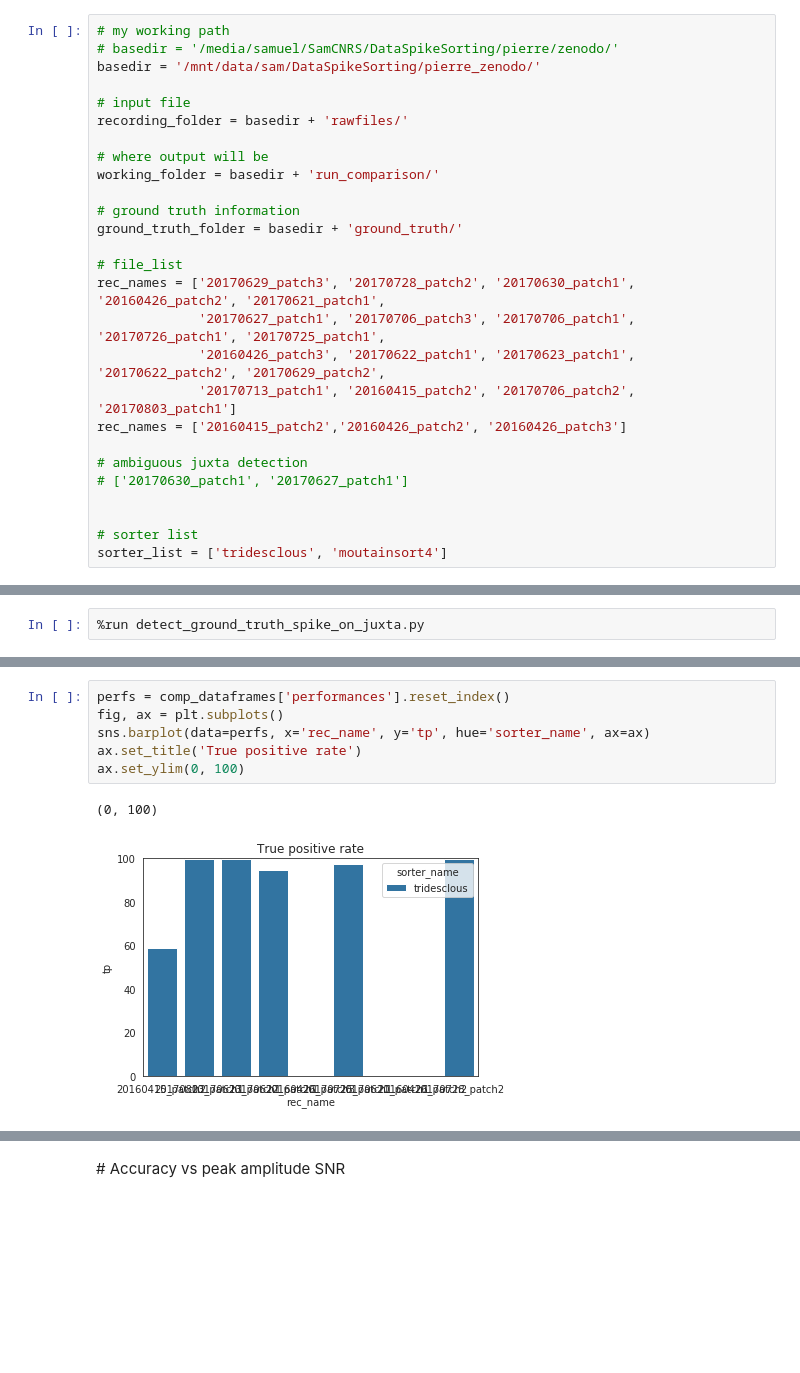
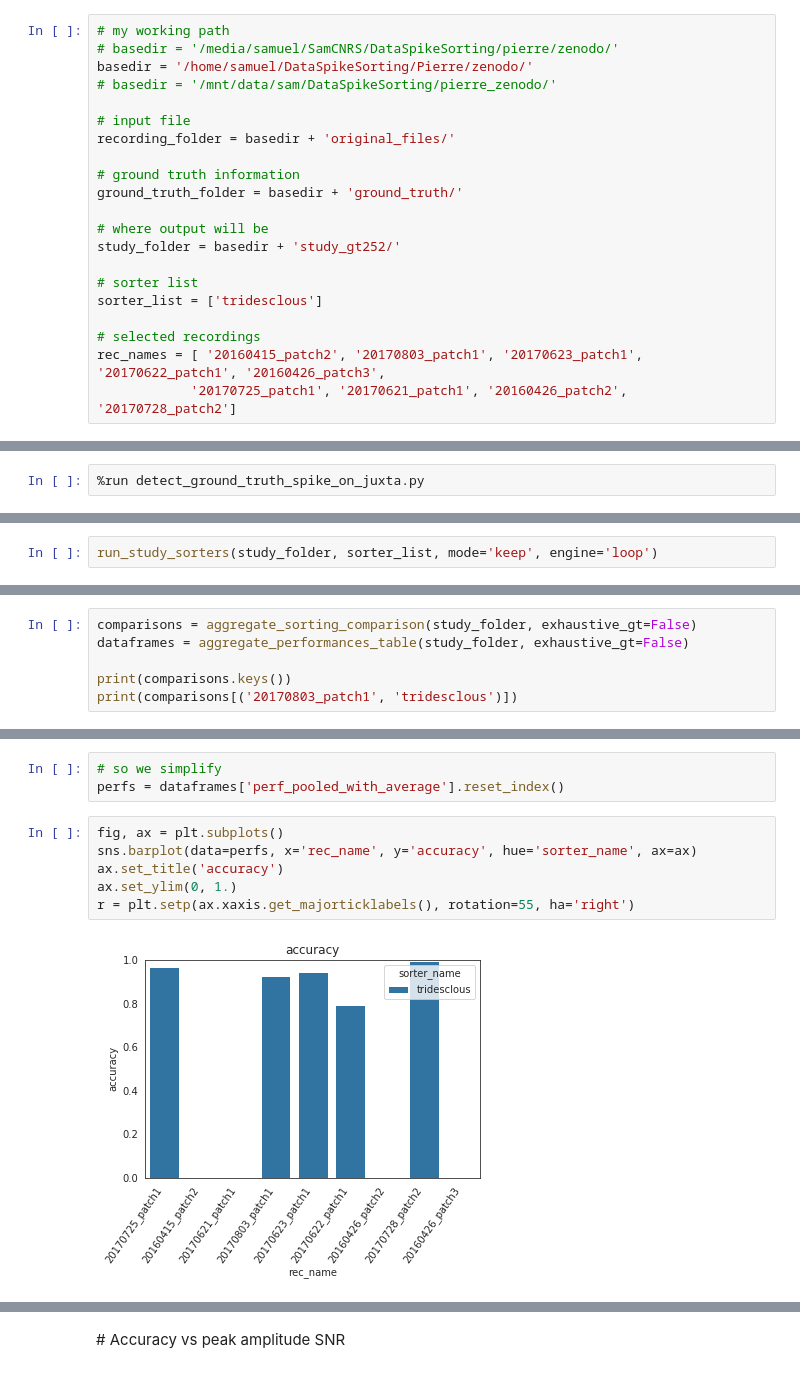
Before and after one commit to SpikeInterface/spikeresults, a Jupyter notebook: Spampinato_ground_thruth_252_channels/sorter_comparison.ipynb, the cells around one changed output, grey strips where cells are left out. Cells and saved outputs as stored; diff of their text form; blank space fills up the shorter version.

```diff
--- a/Spampinato_ground_thruth_252_channels/sorter_comparison.ipynb
+++ b/Spampinato_ground_thruth_252_channels/sorter_comparison.ipynb
@@ -39,27 +46,21 @@ import spikewidgets as sw
 # %%
 # my working path
 # basedir = '/media/samuel/SamCNRS/DataSpikeSorting/pierre/zenodo/'
-basedir = '/mnt/data/sam/DataSpikeSorting/pierre_zenodo/'
+basedir = '/home/samuel/DataSpikeSorting/Pierre/zenodo/'
+# basedir = '/mnt/data/sam/DataSpikeSorting/pierre_zenodo/'
 
 # input file
-recording_folder = basedir + 'rawfiles/'
-
-# where output will be
-working_folder = basedir + 'run_comparison/'
+recording_folder = basedir + 'original_files/'
 
 # ground truth information
 ground_truth_folder = basedir + 'ground_truth/'
 
-# file_list
-rec_names = ['20170629_patch3', '20170728_patch2', '20170630_patch1', '20160426_patch2', '20170621_patch1',
-             '20170627_patch1', '20170706_patch3', '20170706_patch1', '20170726_patch1', '20170725_patch1',
-             '20160426_patch3', '20170622_patch1', '20170623_patch1', '20170622_patch2', '20170629_patch2',
-             '20170713_patch1', '20160415_patch2', '20170706_patch2', '20170803_patch1']
-rec_names = ['20160415_patch2','20160426_patch2', '20160426_patch3']
-
-# ambiguous juxta detection
-# ['20170630_patch1', '20170627_patch1']
-
+# where output will be
+study_folder = basedir + 'study_gt252/'
 
 # sorter list
-sorter_list = ['tridesclous', 'moutainsort4']
+sorter_list = ['tridesclous']
+
+# selected recordings
+rec_names = [ '20160415_patch2', '20170803_patch1', '20170623_patch1', '20170622_patch1', '20160426_patch3',
+            '20170725_patch1', '20170621_patch1', '20160426_patch2', '20170728_patch2']
@@ -147,0 +148,2 @@ import seaborn as sns
+# %%
+run_study_sorters(study_folder, sorter_list, mode='keep', engine='loop')
@@ -147,0 +158,6 @@ import seaborn as sns
+# %%
+comparisons = aggregate_sorting_comparison(study_folder, exhaustive_gt=False)
+dataframes = aggregate_performances_table(study_folder, exhaustive_gt=False)
+
+print(comparisons.keys())
+print(comparisons[('20170803_patch1', 'tridesclous')])
@@ -187,10 +227,12 @@ comp_dataframes['performances']
+# %%
+# so we simplify
+perfs = dataframes['perf_pooled_with_average'].reset_index()
 # %%
-perfs = comp_dataframes['performances'].reset_index()
 fig, ax = plt.subplots()
-sns.barplot(data=perfs, x='rec_name', y='tp', hue='sorter_name', ax=ax)
-ax.set_title('True positive rate')
-ax.set_ylim(0, 100)
+sns.barplot(data=perfs, x='rec_name', y='accuracy', hue='sorter_name', ax=ax)
+ax.set_title('accuracy')
+ax.set_ylim(0, 1.)
+r = plt.setp(ax.xaxis.get_majorticklabels(), rotation=55, ha='right')
 # %% [output]
-(0, 100)
-[figure, old version]
+[figure, new version]
 # %%
```
Also changed, not shown: parts of 37 cells of this notebook, 2 other files.
